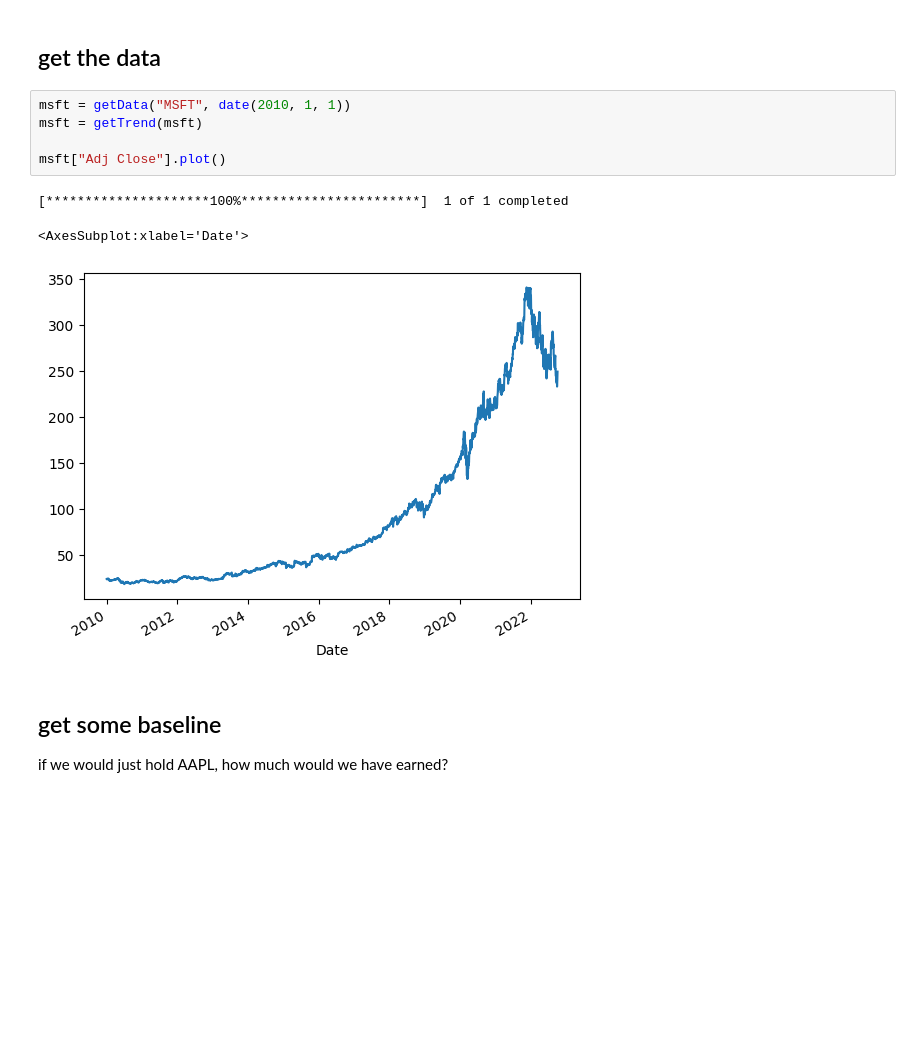
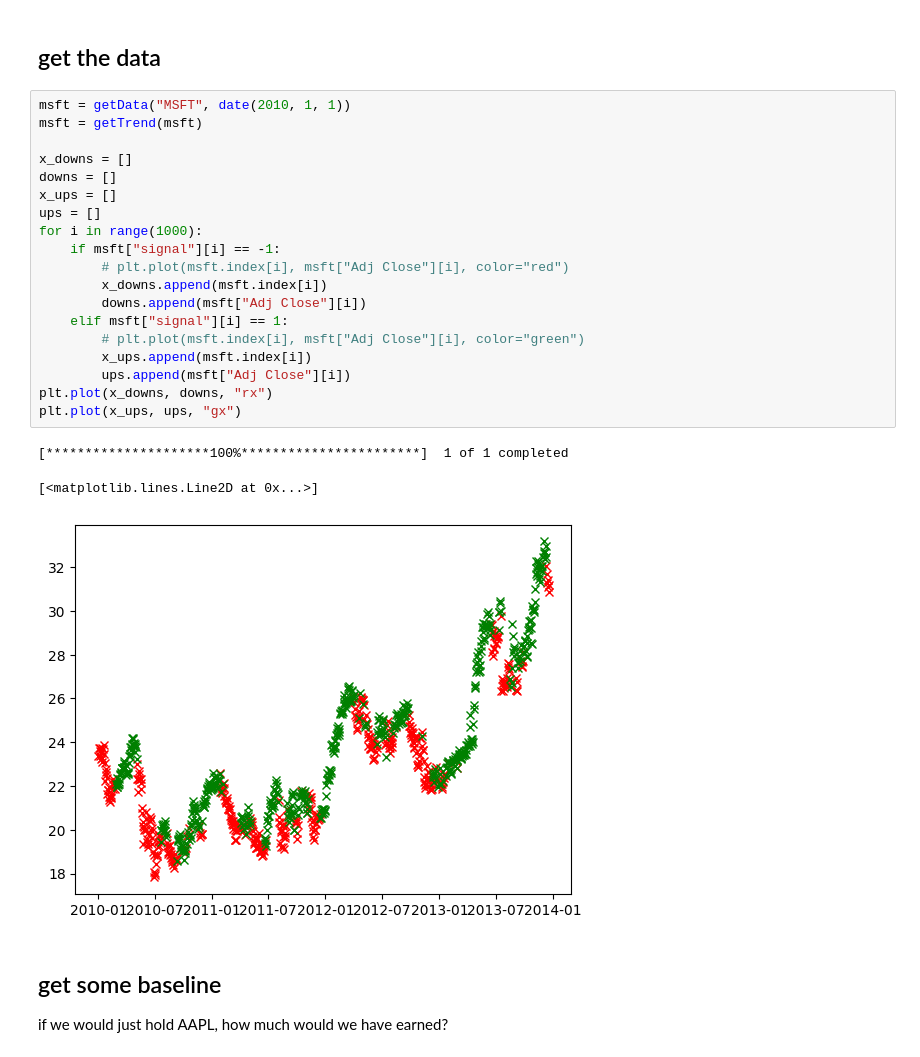
Before and after one commit to JustinGuese/tradingbot22-tradingbots, a Jupyter notebook: jupyternotebooks/decision-tree-tradingbot.ipynb, the cells around one changed output. Cells and saved outputs as stored; diff of their text form; blank space fills up the shorter version.

```diff
--- a/jupyternotebooks/decision-tree-tradingbot.ipynb
+++ b/jupyternotebooks/decision-tree-tradingbot.ipynb
@@ -85,15 +85,29 @@ def getTrend(df: pd.DataFrame) -> pd.DataFrame:
     return df
 # %% [markdown]
 ## get the data
-# %%
-msft = getData("MSFT", date(2010, 1, 1))
-msft = getTrend(msft)
-
-msft["Adj Close"].plot()
-# %% [output]
-[*********************100%***********************]  1 of 1 completed
-<AxesSubplot:xlabel='Date'>
-[figure, removed]
+# %%
+msft = getData("MSFT", date(2010, 1, 1))
+msft = getTrend(msft)
+
+x_downs = []
+downs = []
+x_ups = []
+ups = []
+for i in range(1000):
+    if msft["signal"][i] == -1:
+        # plt.plot(msft.index[i], msft["Adj Close"][i], color="red")
+        x_downs.append(msft.index[i])
+        downs.append(msft["Adj Close"][i])
+    elif msft["signal"][i] == 1:
+        # plt.plot(msft.index[i], msft["Adj Close"][i], color="green")
+        x_ups.append(msft.index[i])
+        ups.append(msft["Adj Close"][i])
+plt.plot(x_downs, downs, "rx")
+plt.plot(x_ups, ups, "gx")
+# %% [output]
+[*********************100%***********************]  1 of 1 completed
+[<matplotlib.lines.Line2D at 0x...>]
+[figure, added]
 # %% [markdown]
 ## get some baseline
 
```
Also changed, not shown: parts of 5 cells of this notebook, 26 other files.
